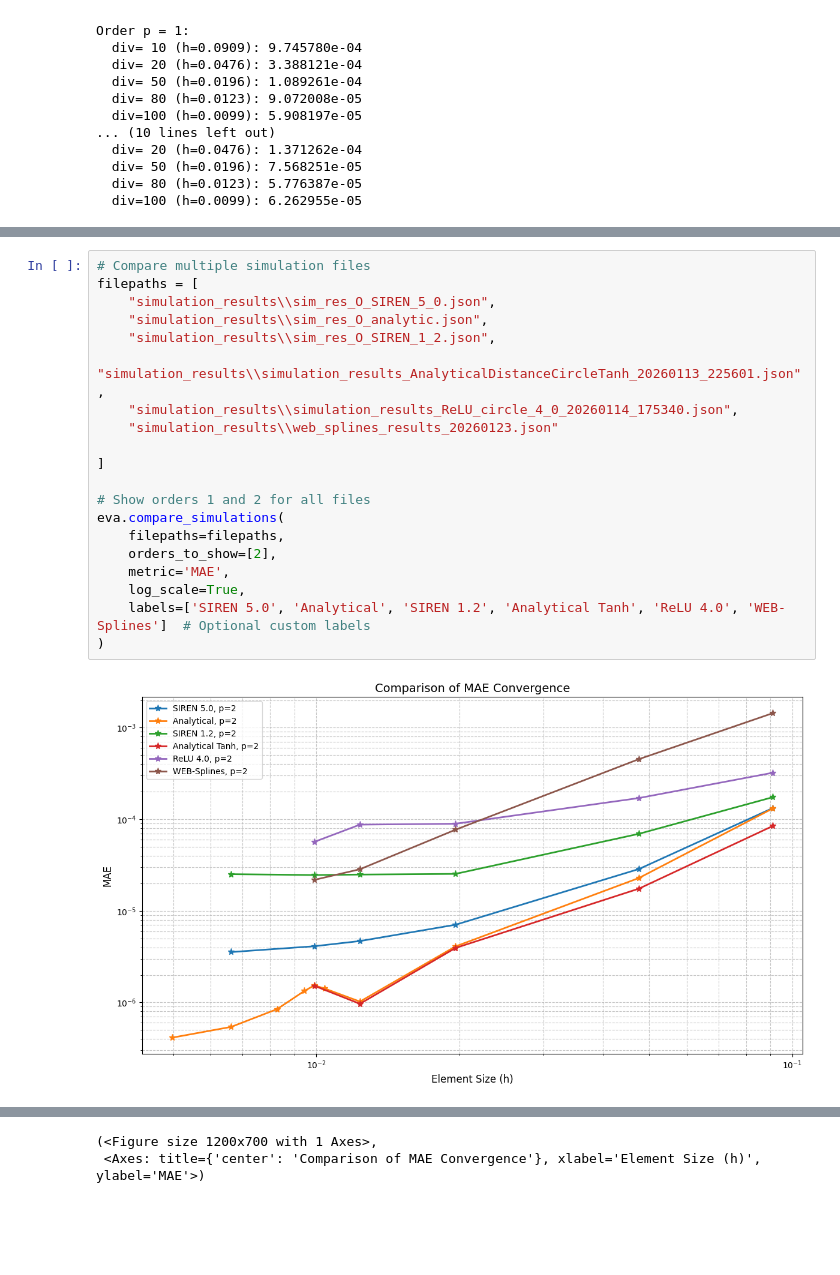
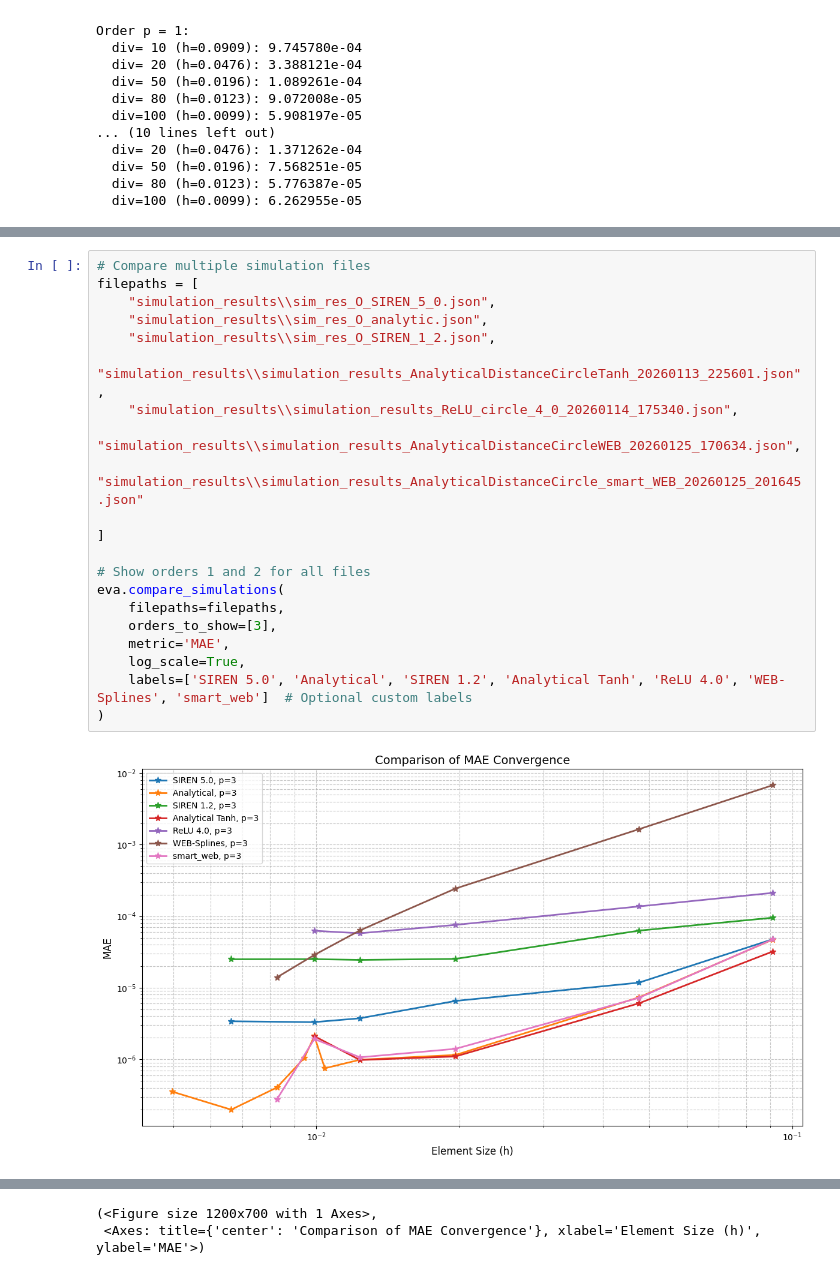
Before and after one commit to csgellert/NeuralIGA, a Jupyter notebook: Neural Analysis/visualize_results_circle.ipynb, the cells around one changed output, grey strips where cells are left out. Drawn from its saved outputs; the diff is of its cells as text; blank space fills up the shorter version.

Commit message:
add visualisation and smart WEB

```diff
--- a/Neural Analysis/visualize_results_circle.ipynb
+++ b/Neural Analysis/visualize_results_circle.ipynb
@@ -138,25 +160,26 @@ Order p = 1:
 # %%
 # Compare multiple simulation files
 filepaths = [
     "simulation_results\\sim_res_O_SIREN_5_0.json",
     "simulation_results\\sim_res_O_analytic.json",
     "simulation_results\\sim_res_O_SIREN_1_2.json",
     "simulation_results\\simulation_results_AnalyticalDistanceCircleTanh_20260113_225601.json",
     "simulation_results\\simulation_results_ReLU_circle_4_0_20260114_175340.json",
-    "simulation_results\\web_splines_results_20260123.json"
+    "simulation_results\\simulation_results_AnalyticalDistanceCircleWEB_20260125_170634.json",
+    "simulation_results\\simulation_results_AnalyticalDistanceCircle_smart_WEB_20260125_201645.json"
 
 ]
 
 # Show orders 1 and 2 for all files
 eva.compare_simulations(
     filepaths=filepaths,
-    orders_to_show=[2],
+    orders_to_show=[3],
     metric='MAE',
     log_scale=True,
-    labels=['SIREN 5.0', 'Analytical', 'SIREN 1.2', 'Analytical Tanh', 'ReLU 4.0', 'WEB-Splines']  # Optional custom labels
+    labels=['SIREN 5.0', 'Analytical', 'SIREN 1.2', 'Analytical Tanh', 'ReLU 4.0', 'WEB-Splines', 'smart_web']  # Optional custom labels
 )
 # %% [output]
-[figure, old version]
+[figure, new version]
 ======================================================================
 Comparison Summary - Metric: MAE
 ======================================================================
```
Also changed, not shown: parts of 3 cells of this notebook, 7 other files.
